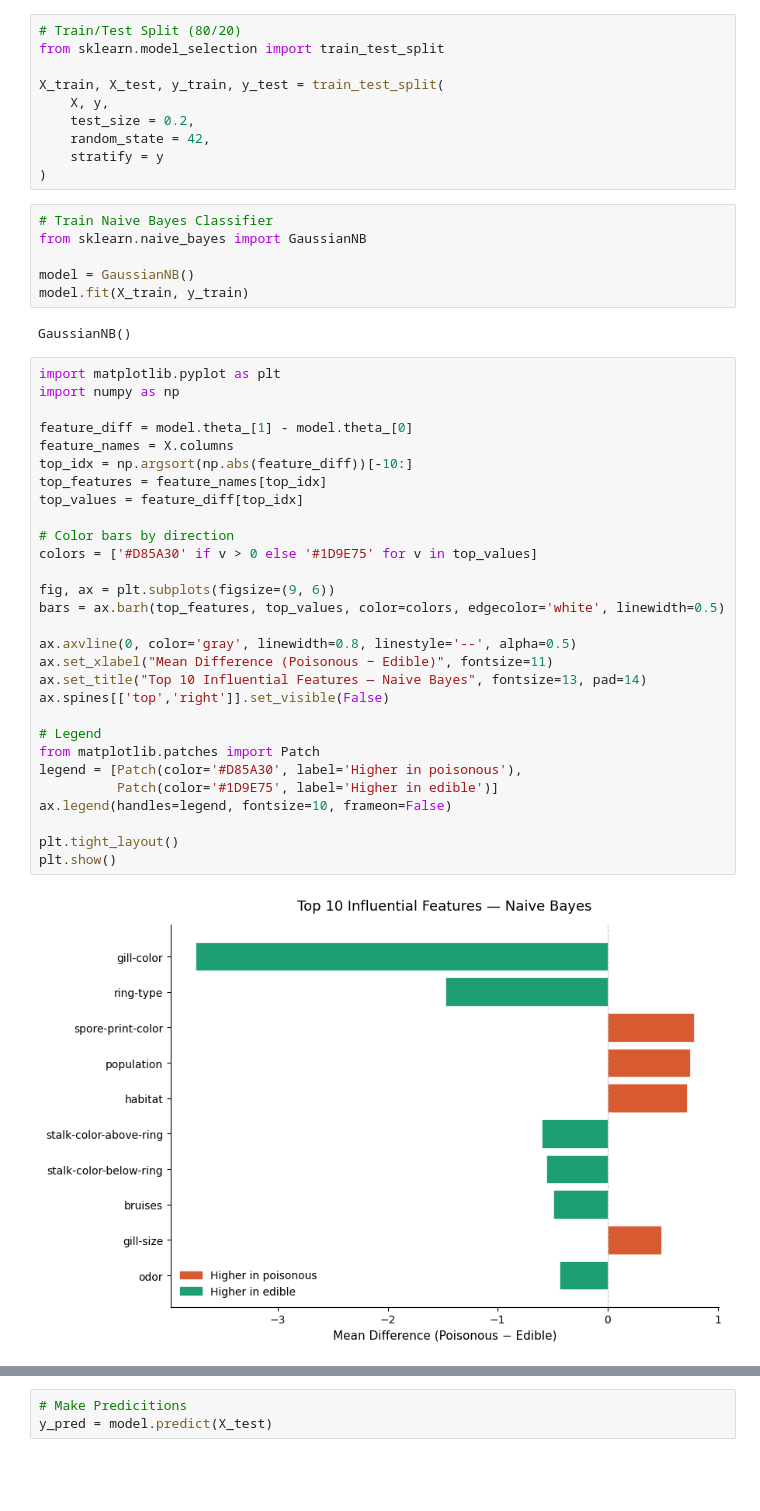
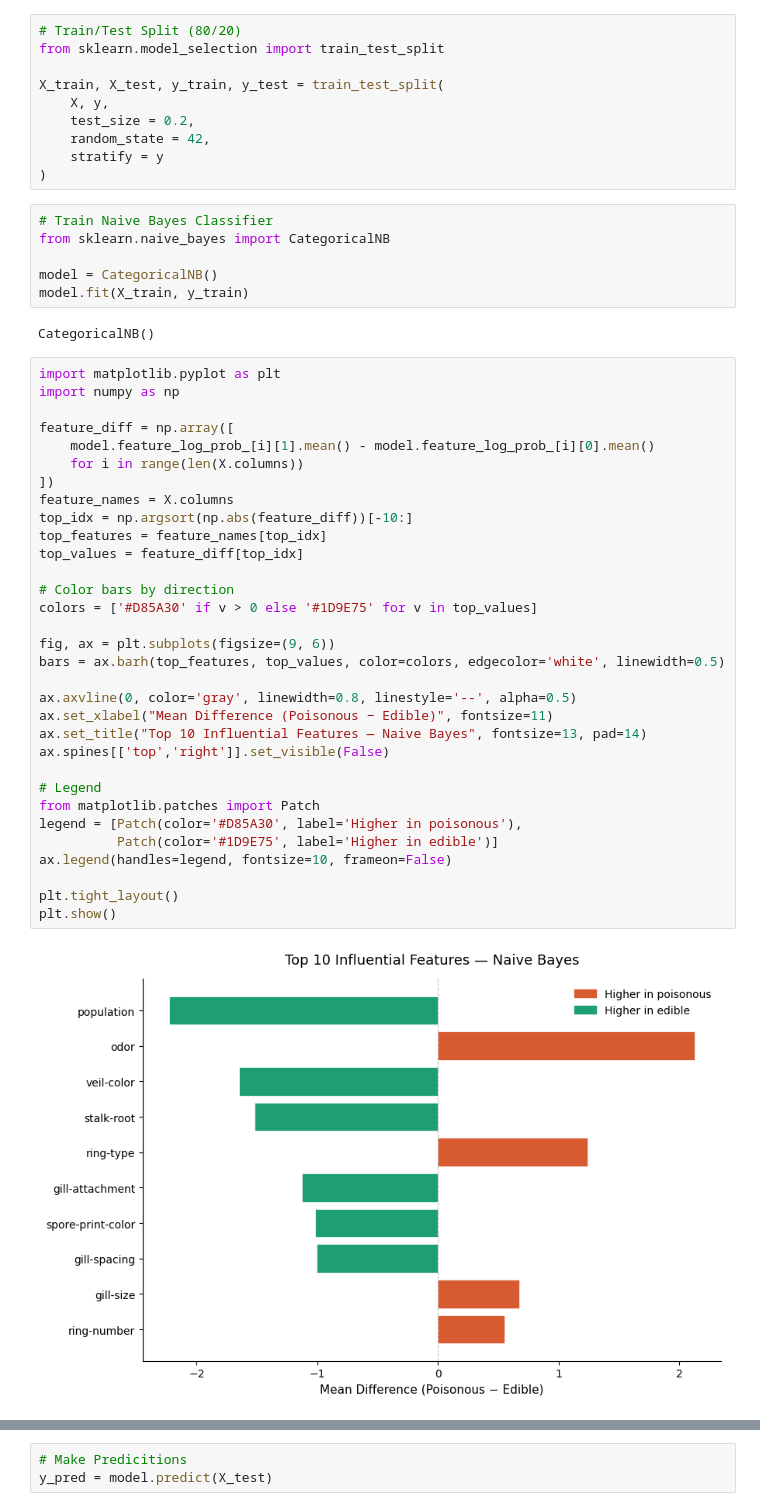
Before and after one commit to khushinanda29/mushroom-classification, a Jupyter notebook: notebooks/naive_bayes.ipynb, the cells around one changed output, grey strips where cells are left out. Saved outputs shown, nothing was run; the diff lists cells and outputs as text; blank space fills up the shorter version.

Commit message:
updated naive bayes model from gaussian to categorical

```diff
--- a/notebooks/naive_bayes.ipynb
+++ b/notebooks/naive_bayes.ipynb
@@ -32,41 +32,44 @@ X_train, X_test, y_train, y_test = train_test_split(
 )
 # %%
 # Train Naive Bayes Classifier
-from sklearn.naive_bayes import GaussianNB
+from sklearn.naive_bayes import CategoricalNB
 
-model = GaussianNB()
+model = CategoricalNB()
 model.fit(X_train, y_train)
 # %% [output]
-GaussianNB()
+CategoricalNB()
 # %%
 import matplotlib.pyplot as plt
 import numpy as np
 
-feature_diff = model.theta_[1] - model.theta_[0]
+feature_diff = np.array([
+    model.feature_log_prob_[i][1].mean() - model.feature_log_prob_[i][0].mean()
+    for i in range(len(X.columns))
+])
 feature_names = X.columns
 top_idx = np.argsort(np.abs(feature_diff))[-10:]
 top_features = feature_names[top_idx]
 top_values = feature_diff[top_idx]
 
 # Color bars by direction
 colors = ['#D85A30' if v > 0 else '#1D9E75' for v in top_values]
 
 fig, ax = plt.subplots(figsize=(9, 6))
 bars = ax.barh(top_features, top_values, color=colors, edgecolor='white', linewidth=0.5)
 
 ax.axvline(0, color='gray', linewidth=0.8, linestyle='--', alpha=0.5)
 ax.set_xlabel("Mean Difference (Poisonous − Edible)", fontsize=11)
 ax.set_title("Top 10 Influential Features — Naive Bayes", fontsize=13, pad=14)
 ax.spines[['top','right']].set_visible(False)
 
 # Legend
 from matplotlib.patches import Patch
 legend = [Patch(color='#D85A30', label='Higher in poisonous'),
           Patch(color='#1D9E75', label='Higher in edible')]
 ax.legend(handles=legend, fontsize=10, frameon=False)
 
 plt.tight_layout()
 plt.show()
 # %% [output]
-[figure, old version]
+[figure, new version]
 # %% [markdown]
```
Also changed, not shown: parts of 4 cells of this notebook, 1 other file.
